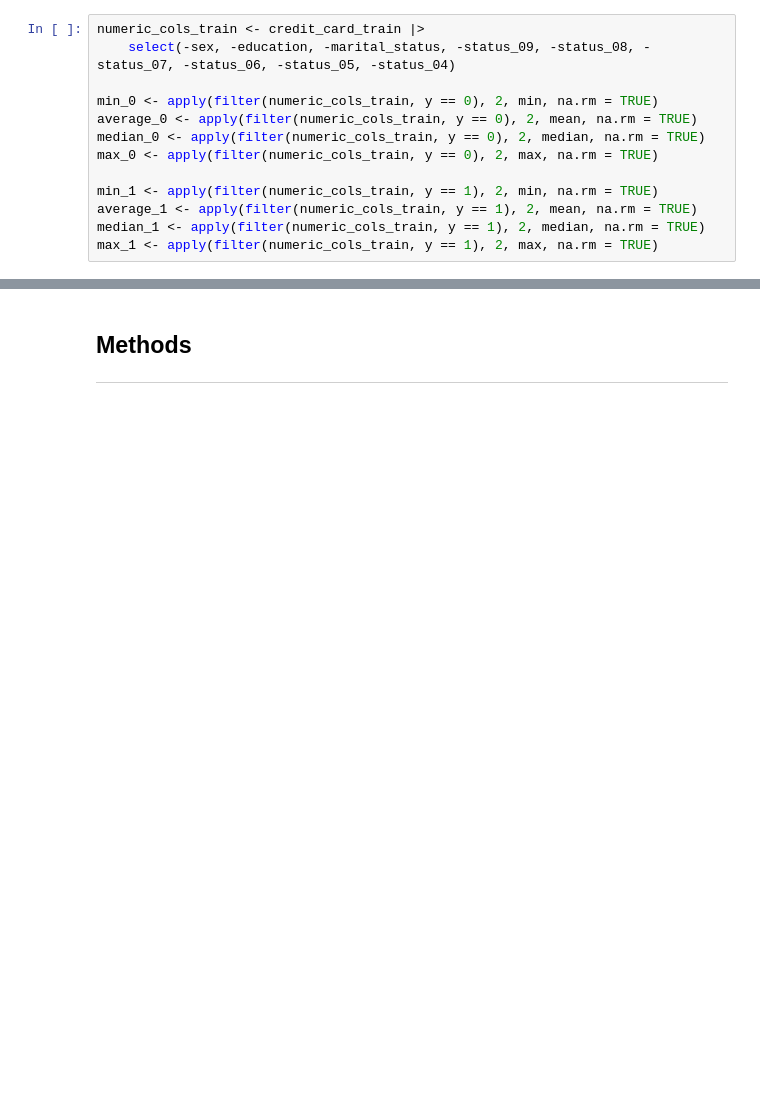
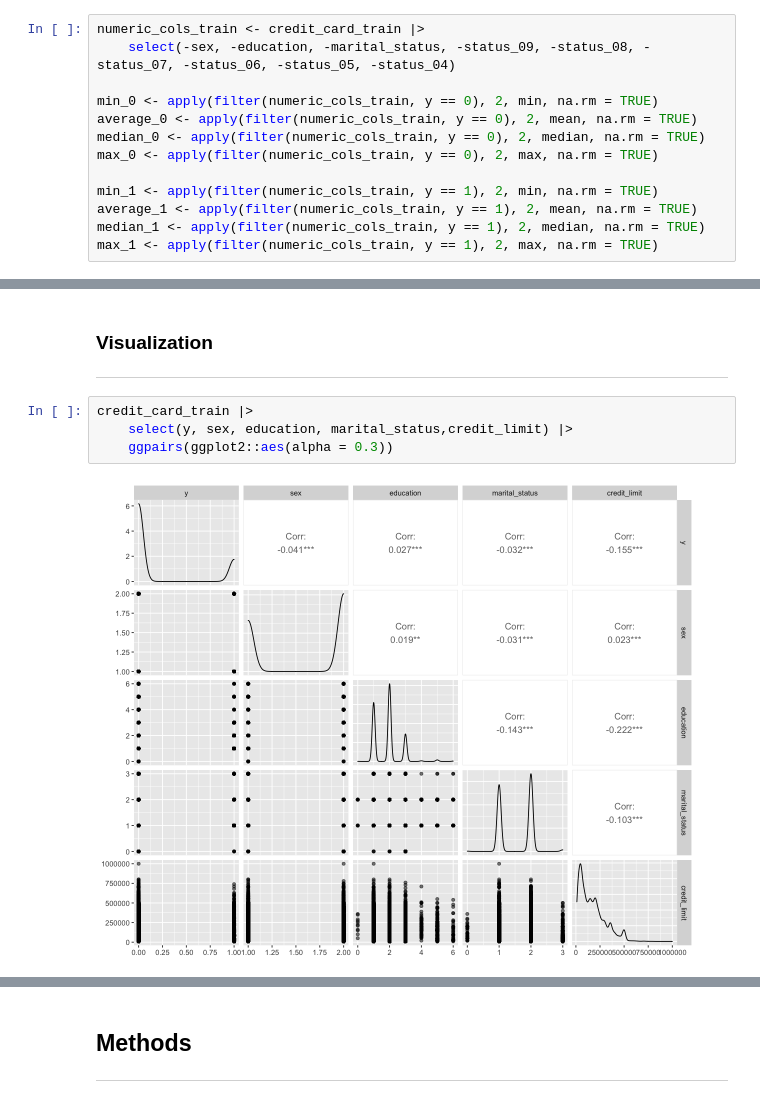
Before and after one commit to ericpien/Credit-Card-Default-Prediction, a Jupyter notebook: project_proposal.ipynb, the cells around one changed output, grey strips where cells are left out. Cells and saved outputs as stored; diff of their text form; blank space fills up the shorter version.

Commit message:
add example of visualization
ggpairs

```diff
--- a/project_proposal.ipynb
+++ b/project_proposal.ipynb
@@ -233,3 +263,12 @@ A tibble: 8 × 16
 | 1 | Mean | 130377.3 | 35.82700 | 47696.30 | 46498.54 | 44411.35 | 41452.31 | 38983.00 | ... |
 | 1 | Median | 90000.0 | 34.00000 | 19930.00 | 19974.00 | 19590.00 | 18919.00 | 18160.00 | ... |
 | 1 | Max | 740000.0 | 75.00000 | 613860.00 | 572677.00 | 578971.00 | 541019.00 | 547880.00 | ... |
+# %% [markdown]
+### Visualization ###
+____
+# %%
+credit_card_train |>
+    select(y, sex, education, marital_status,credit_limit) |>
+    ggpairs(ggplot2::aes(alpha = 0.3))
+# %% [output]
+[figure, added]
```
Also changed, not shown: parts of 6 cells of this notebook.
